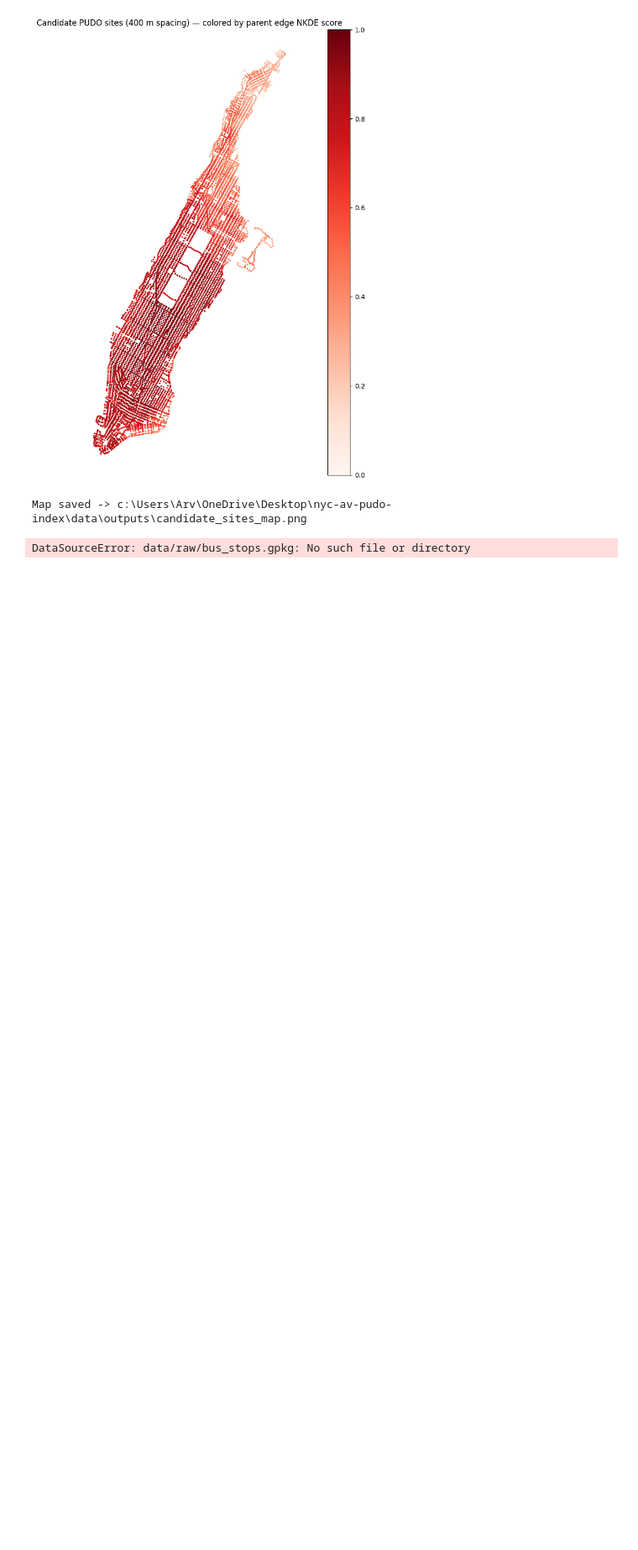
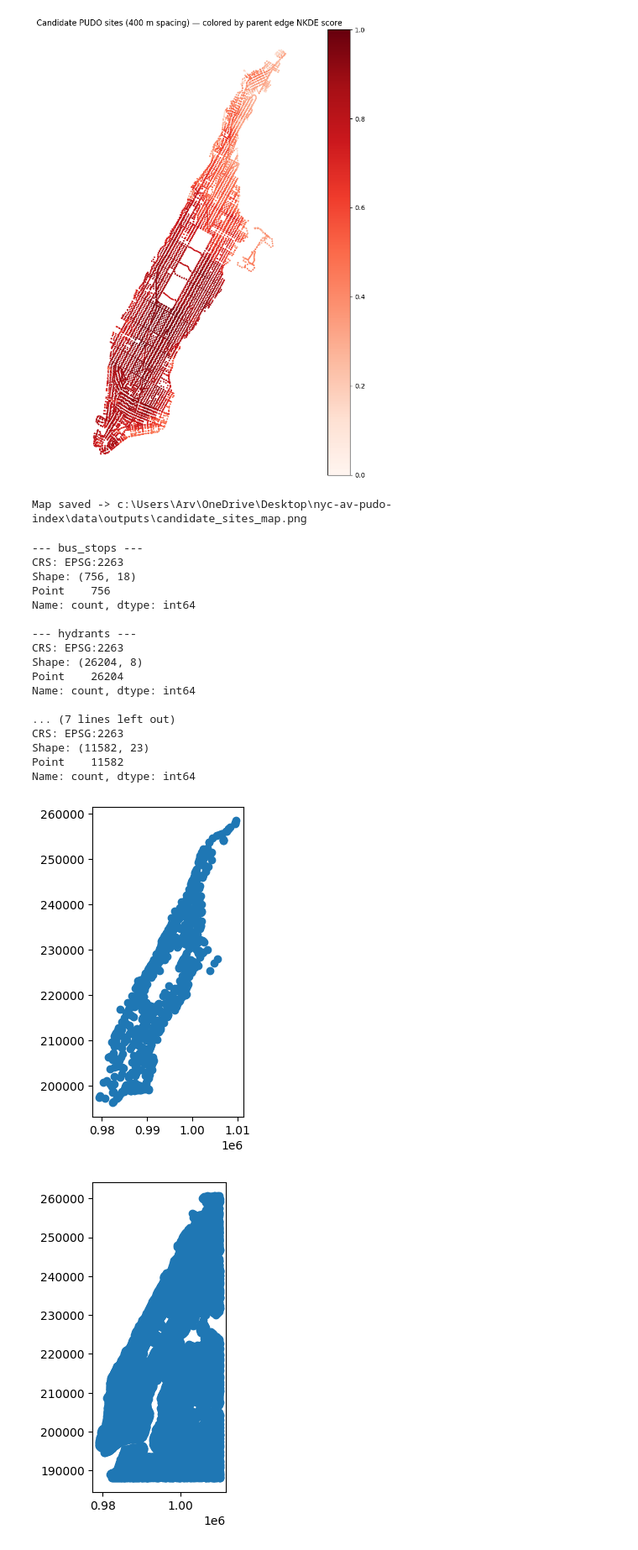
Before and after one commit to ahedy7/nyc-av-pudo-index, a Jupyter notebook: notebooks/03_candidates.ipynb, the cells around one changed output. Shown at 84% size. Cells and saved outputs as stored; diff of their text form; code cells hidden in the pictures; blank space fills up the shorter version.

```diff
--- a/notebooks/03_candidates.ipynb
+++ b/notebooks/03_candidates.ipynb
@@ -138,27 +140,58 @@ Map saved -> c:\Users\Arv\OneDrive\Desktop\nyc-av-pudo-index\data\outputs\candid
 # %%
 import geopandas as gpd
 from pathlib import Path
 
 if "PROJECT_ROOT" not in globals():
     PROJECT_ROOT = Path.cwd()
     if PROJECT_ROOT.name == "notebooks":
         PROJECT_ROOT = PROJECT_ROOT.parent
 
 RAW_DIR = PROJECT_ROOT / "data/raw"
+LAYER_FILES = {
+    "bus_stops": "bus_stops.gpkg",
+    "hydrants": "hydrants.gpkg",
+    "bike_lanes": "bike_lanes.gpkg",
+    "loading_zones": "loading_zones.gpkg",
+}
 
-bus_stops = gpd.read_file(RAW_DIR / "bus_stops.gpkg")
-hydrants = gpd.read_file(RAW_DIR / "hydrants.gpkg")
-bike_lanes = gpd.read_file(RAW_DIR / "bike_lanes.gpkg")
-loading_zones = gpd.read_file(RAW_DIR / "loading_zones.gpkg")
+missing = [name for name, fname in LAYER_FILES.items() if not (RAW_DIR / fname).exists()]
+if missing:
+    raise FileNotFoundError(
+        f"Missing NYC constraint layers in {RAW_DIR}: {', '.join(missing)}. "
+        "Download them from the repo root: python src/download_nyc_layers.py"
+    )
+
+bus_stops = gpd.read_file(RAW_DIR / LAYER_FILES["bus_stops"])
+hydrants = gpd.read_file(RAW_DIR / LAYER_FILES["hydrants"])
+bike_lanes = gpd.read_file(RAW_DIR / LAYER_FILES["bike_lanes"])
+loading_zones = gpd.read_file(RAW_DIR / LAYER_FILES["loading_zones"])
 
 for name, layer in [("bus_stops", bus_stops),
                      ("hydrants", hydrants),
                      ("bike_lanes", bike_lanes),
                      ("loading_zones", loading_zones)]:
     print(f"\n--- {name} ---")
     print(f"CRS: {layer.crs}")
     print(f"Shape: {layer.shape}")
     print(layer.geometry.type.value_counts())
     layer.plot()
 # %% [output]
-DataSourceError: data/raw/bus_stops.gpkg: No such file or directory
+--- bus_stops ---
+CRS: EPSG:2263
+Shape: (756, 18)
+Point    756
+Name: count, dtype: int64
+
+--- hydrants ---
+CRS: EPSG:2263
+Shape: (26204, 8)
+Point    26204
+Name: count, dtype: int64
+
+... (7 lines left out)
+CRS: EPSG:2263
+Shape: (11582, 23)
+Point    11582
+Name: count, dtype: int64
+[figure, added]
+[figure, added]
```
Also changed, not shown: parts of 2 cells of this notebook.
